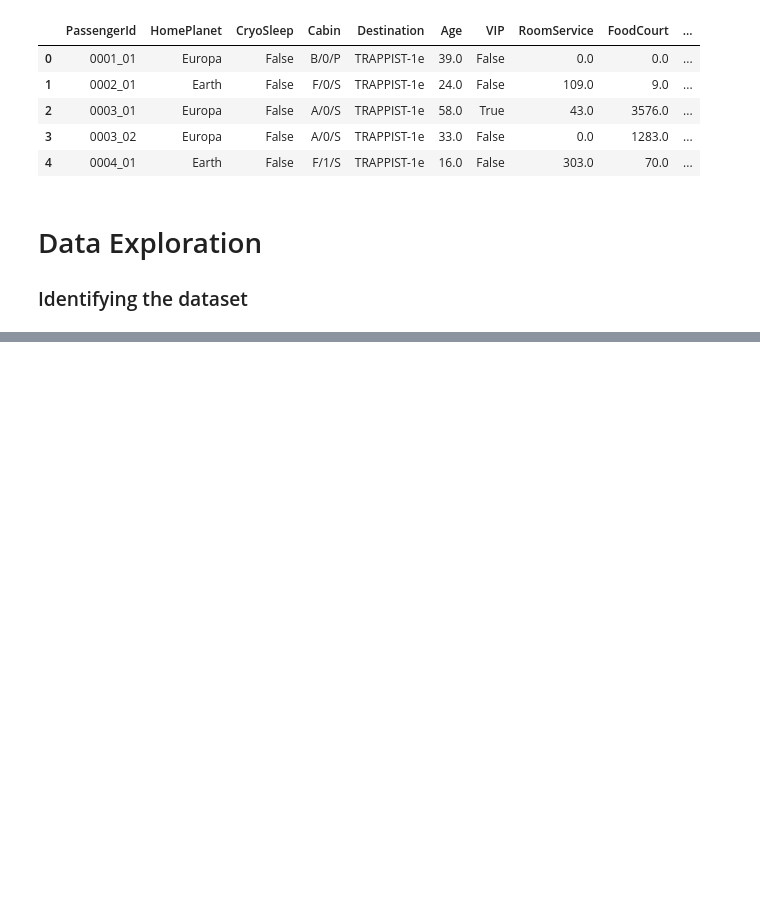
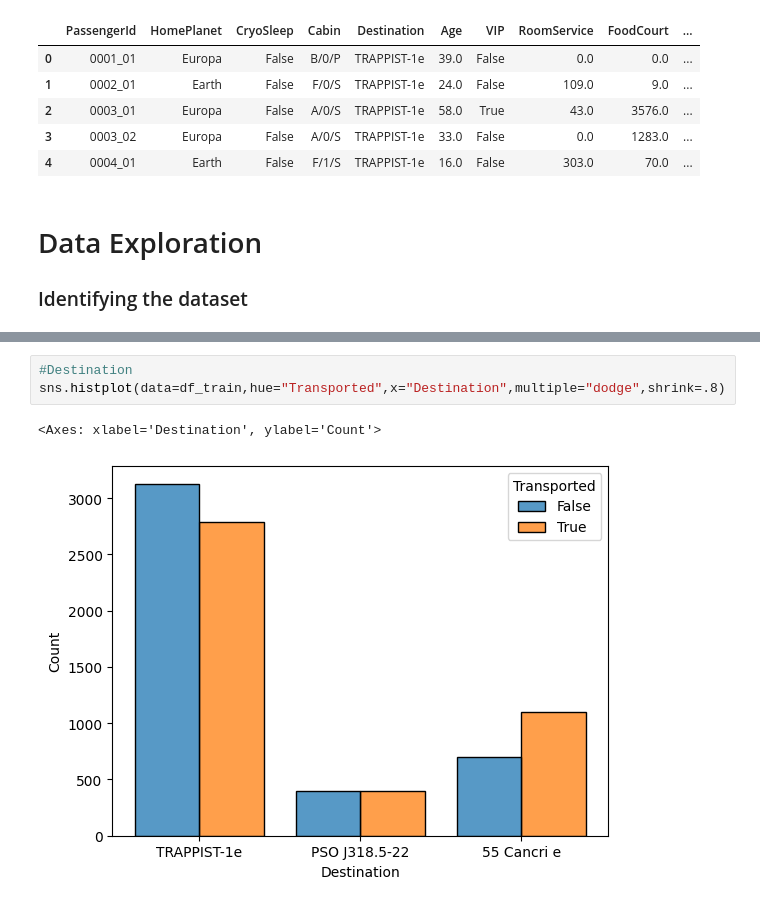
Before and after one commit to santiagokdena/ML, a Jupyter notebook: Kaggle/Spaceship-Titanic/spaceshiptitanic_template.ipynb, the cells around one changed output, grey strips where cells are left out. Cells and saved outputs as stored; diff of their text form; blank space fills up the shorter version.

```diff
--- a/Kaggle/Spaceship-Titanic/spaceshiptitanic_template.ipynb
+++ b/Kaggle/Spaceship-Titanic/spaceshiptitanic_template.ipynb
@@ -111,0 +174,6 @@ Counter({'FP': 1438,
+# %%
+#Destination
+sns.histplot(data=df_train,hue="Transported",x="Destination",multiple="dodge",shrink=.8)
+# %% [output]
+<Axes: xlabel='Destination', ylabel='Count'>
+[figure, added]
```
Also changed, not shown: parts of 69 cells of this notebook, 2 other files.
